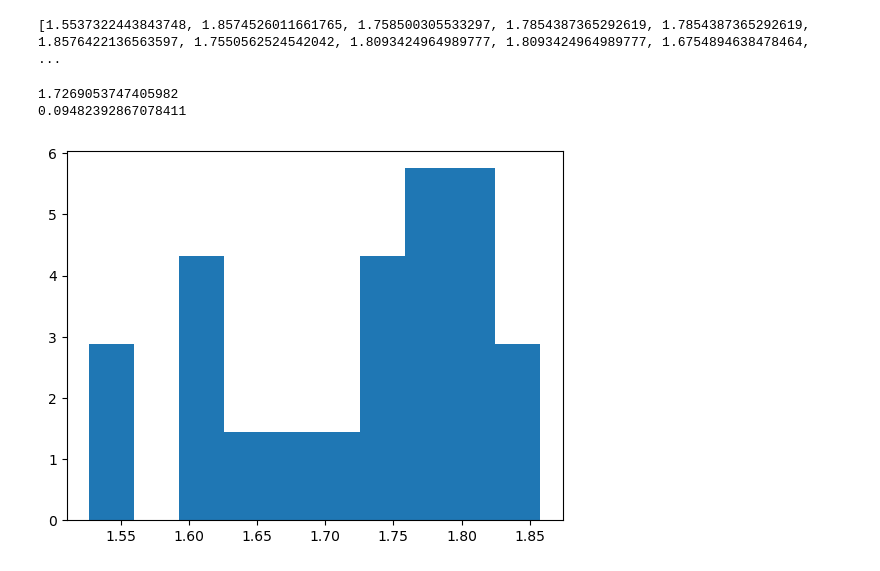
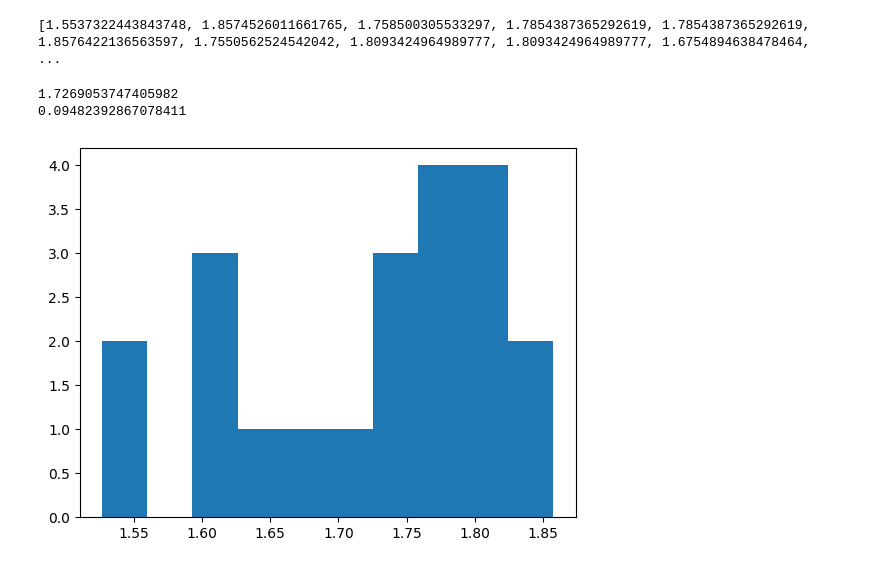
Before and after one commit to Yedi278/Lab2, a Jupyter notebook: Interferometro/Interferometro.ipynb, the cells around one changed output. Saved outputs shown, nothing was run; the diff lists cells and outputs as text; code cells hidden in the pictures.

```diff
--- a/Interferometro/Interferometro.ipynb
+++ b/Interferometro/Interferometro.ipynb
@@ -428,0 +548,8 @@ d1/d2 = 1.01289928056221 $\pm$ 0.00823792071696336
+# %%
+a,b,c = [],[],[]
+d_acc = np.array(d_acc)
+scrt_d_fp2 = np.array(scrt_d_fp2)
+for i in range(1,len(d_acc)-1):
+    a.append(np.max([scrt_d_fp2[i],scrt_d_fp2[i-1],scrt_d_fp2[i+1]]))
+    b.append(d_acc[i])
+    c.append(0)
@@ -432,7 +567,7 @@ d1/d2 = 1.01289928056221 $\pm$ 0.00823792071696336
 m1 = df['M 1']
 dx = m1['dx [cm]']
 dy = m1['dy [cm]']
-N_m1 = m1['N non mod']
+N_m1 = m1['N']
 # %%
 ang_m1 = []
 
@@ -442,6 +577,6 @@ print(ang_m1)
 # %% [output]
 [0.020324699459390357, 0.020324699459390357, 0.020324699459390357, 0.020324699459390357, 0.020324699459390357, 0.020324699459390357, 0.020324699459390357, 0.020324699459390357, 0.020324699459390357, 0 ...
 # %%
-err_ang_m1 = errore_angoli(dx,dy,errx=5, erry=0.3)
+err_ang_m1 = errore_angoli(dx,dy,errx=0.1, erry=0.1)
 print(err_ang_m1)
 # %% [output]
@@ -542,4 +657,0 @@ def t_test(mean, std, n):
-# %%
-t = t_test((delta_d,delta_d_2),(delta_d_err,errore_calibro),(N_fp2.size, N_m1.size))
-print('t = ',t)
-print('pvalue = ',1-sc.stats.t.cdf(t,2))
@@ -618,10 +714,10 @@ print(n_vetro)
 # %% [output]
 [1.5537322443843748, 1.8574526011661765, 1.758500305533297, 1.7854387365292619, 1.7854387365292619, 1.8576422136563597, 1.7550562524542042, 1.8093424964989777, 1.8093424964989777, 1.6754894638478464,  ...
 # %%
-plt.hist(n_vetro, density=True)
+plt.hist(n_vetro)
 print(np.mean(n_vetro))
 print(np.std(n_vetro))
 # %% [output]
 1.7269053747405982
 0.09482392867078411
-[figure, old version]
+[figure, new version]
```
Also changed, not shown: parts of 46 cells of this notebook, 4 other files.
